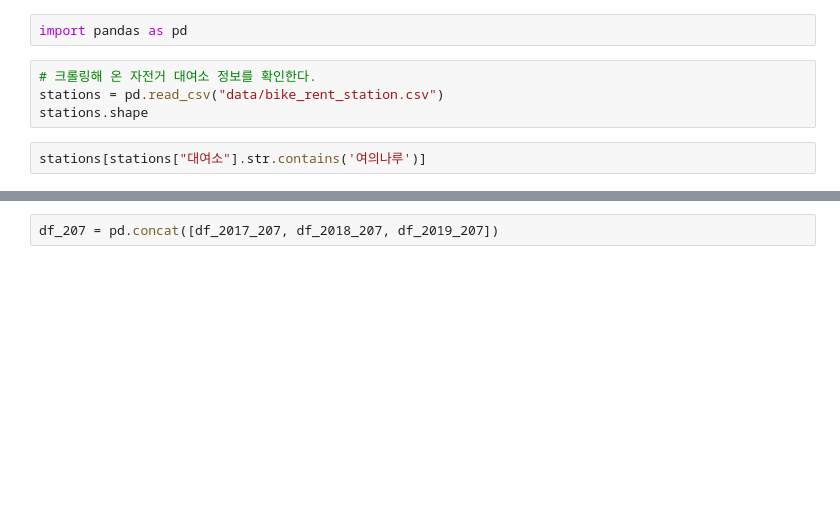
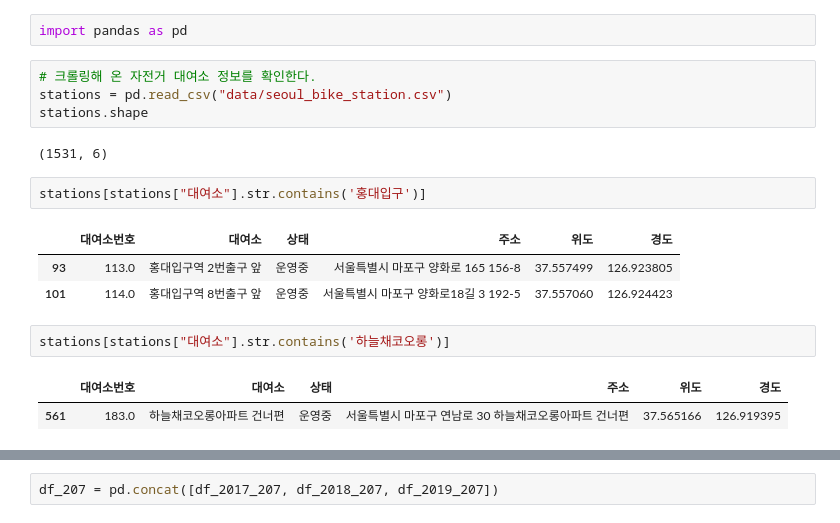
Before and after one commit to corazzon/seoul-bike-analysis, a Jupyter notebook: most-borrowed-bike-station.ipynb, the cells around one changed output, grey strips where cells are left out. Drawn from its saved outputs; the diff is of its cells as text; blank space fills up the shorter version.

```diff
--- a/most-borrowed-bike-station.ipynb
+++ b/most-borrowed-bike-station.ipynb
@@ -2,10 +2,21 @@
 import pandas as pd
 # %%
 # 크롤링해 온 자전거 대여소 정보를 확인한다.
-stations = pd.read_csv("data/bike_rent_station.csv")
+stations = pd.read_csv("data/seoul_bike_station.csv")
 stations.shape
+# %% [output]
+(1531, 6)
 # %%
-stations[stations["대여소"].str.contains('여의나루')]
+stations[stations["대여소"].str.contains('홍대입구')]
+# %% [output]
+|  | 대여소번호 | 대여소 | 상태 | 주소 | 위도 | 경도 |
+| 93 | 113.0 | 홍대입구역 2번출구 앞 | 운영중 | 서울특별시 마포구 양화로 165 156-8 | 37.557499 | 126.923805 |
+| 101 | 114.0 | 홍대입구역 8번출구 앞 | 운영중 | 서울특별시 마포구 양화로18길 3 192-5 | 37.557060 | 126.924423 |
+# %%
+stations[stations["대여소"].str.contains('하늘채코오롱')]
+# %% [output]
+|  | 대여소번호 | 대여소 | 상태 | 주소 | 위도 | 경도 |
+| 561 | 183.0 | 하늘채코오롱아파트 건너편 | 운영중 | 서울특별시 마포구 연남로 30 하늘채코오롱아파트 건너편 | 37.565166 | 126.919395 |
 # %%
 # 크롤링해 온 정보와 전처리한 정보가 맞는지 확인한다.
 station_no_name = pd.read_csv("data/bike-station-no-name.csv")
```
Also changed, not shown: parts of 14 cells of this notebook, 6 other files.
